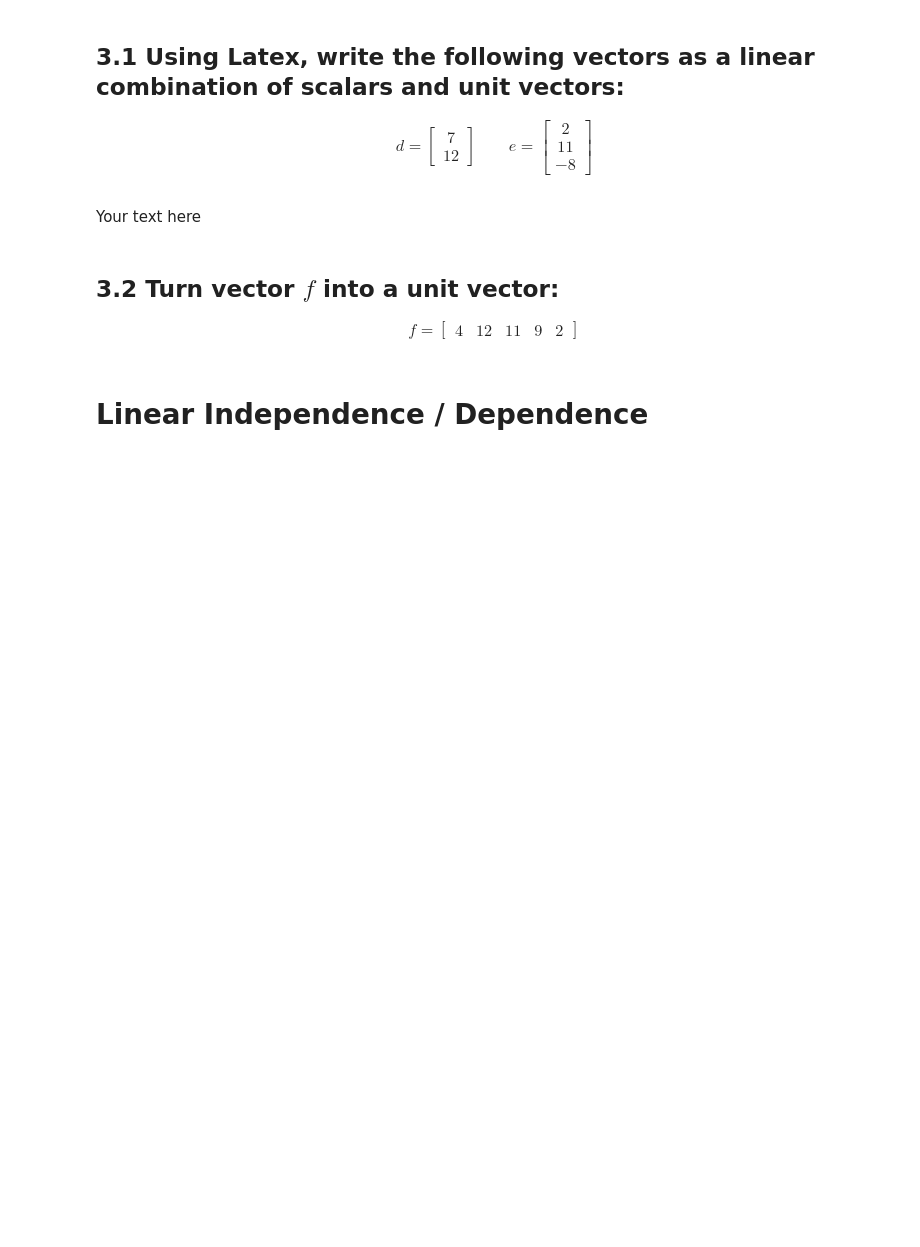
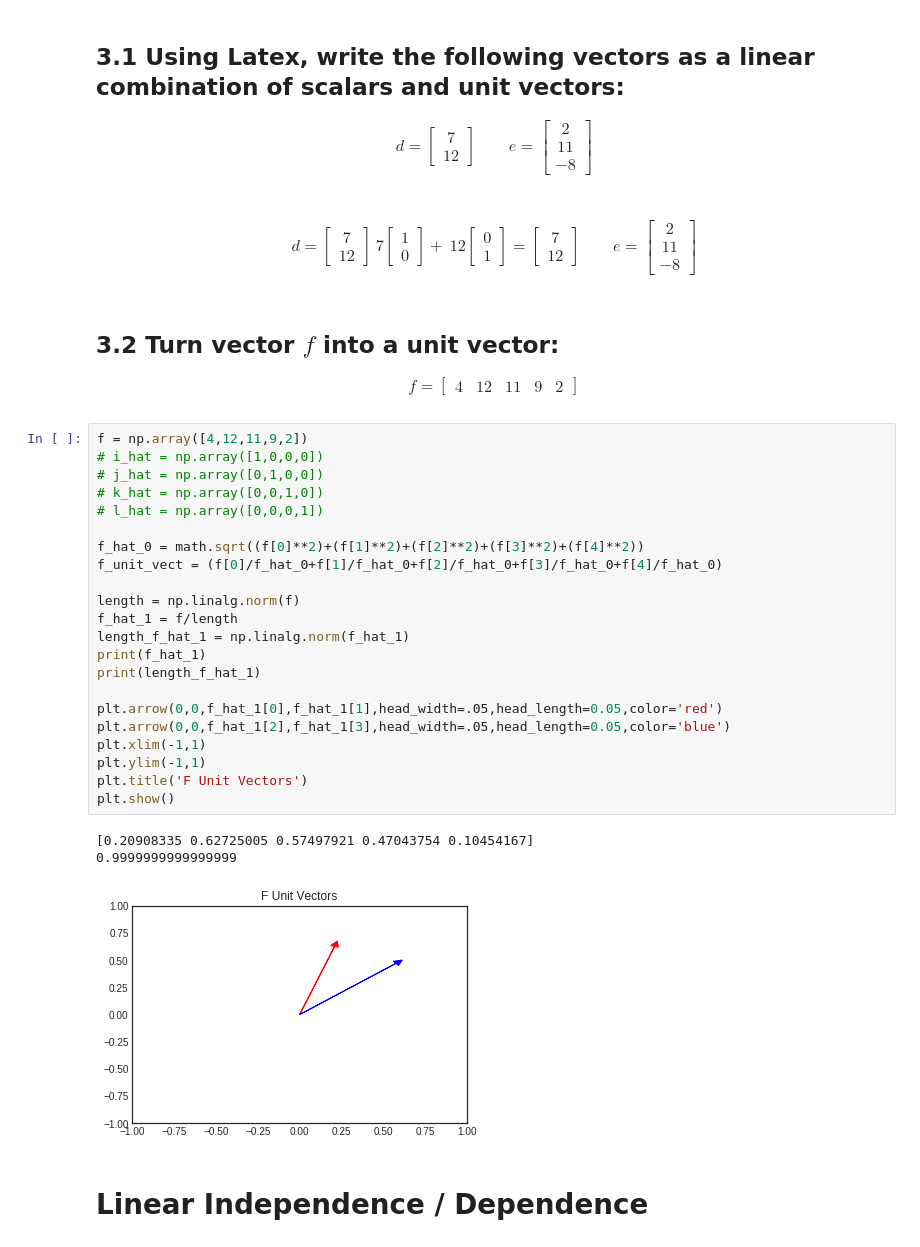
Before and after one commit to erivetna87/DS-Unit-1-Sprint-4-Linear-Algebra, a Jupyter notebook: module2-intermediate-linear-algebra/Intermediate_Linear_Algebra_Assignment.ipynb, the cells around one changed output. Drawn from its saved outputs; the diff is of its cells as text; blank space fills up the shorter version.

```diff
--- a/module2-intermediate-linear-algebra/Intermediate_Linear_Algebra_Assignment.ipynb
+++ b/module2-intermediate-linear-algebra/Intermediate_Linear_Algebra_Assignment.ipynb
@@ -379,14 +363,45 @@ d = \begin{bmatrix} 7 \\ 12 \end{bmatrix}
 \qquad
 e = \begin{bmatrix} 2 \\ 11 \\ -8  \end{bmatrix}
 \end{align}
-# %% [markdown]
-Your text here
+# %% [markdown]
+
+\begin{align}
+d = \begin{bmatrix} 7 \\ 12 \end{bmatrix}  \ 7\begin{bmatrix} 1 \\ 0 \end{bmatrix} +  \ 12\begin{bmatrix} 0 \\ 1 \end{bmatrix} = \begin{bmatrix} 7 \\ 12 \end{bmatrix}
+\qquad
+e = \begin{bmatrix} 2 \\ 11 \\ -8  \end{bmatrix}
+\end{align}
 # %% [markdown]
 ## 3.2 Turn vector $f$ into a unit vector:
 
 \begin{align}
 f = \begin{bmatrix} 4 & 12 & 11 & 9 & 2 \end{bmatrix}
 \end{align}
+# %%
+f = np.array([4,12,11,9,2])
+# i_hat = np.array([1,0,0,0])
+# j_hat = np.array([0,1,0,0])
+# k_hat = np.array([0,0,1,0])
+# l_hat = np.array([0,0,0,1])
+
+f_hat_0 = math.sqrt((f[0]**2)+(f[1]**2)+(f[2]**2)+(f[3]**2)+(f[4]**2))
+f_unit_vect = (f[0]/f_hat_0+f[1]/f_hat_0+f[2]/f_hat_0+f[3]/f_hat_0+f[4]/f_hat_0)
+
+length = np.linalg.norm(f)
+f_hat_1 = f/length
+length_f_hat_1 = np.linalg.norm(f_hat_1)
+print(f_hat_1)
+print(length_f_hat_1)
+
+plt.arrow(0,0,f_hat_1[0],f_hat_1[1],head_width=.05,head_length=0.05,color='red')
+plt.arrow(0,0,f_hat_1[2],f_hat_1[3],head_width=.05,head_length=0.05,color='blue')
+plt.xlim(-1,1)
+plt.ylim(-1,1)
+plt.title('F Unit Vectors')
+plt.show()
+# %% [output]
+[0.20908335 0.62725005 0.57497921 0.47043754 0.10454167]
+0.9999999999999999
+[figure, added]
 # %% [markdown]
 # Linear Independence / Dependence
 # %% [markdown]
```
Also changed, not shown: parts of 10 cells of this notebook.
